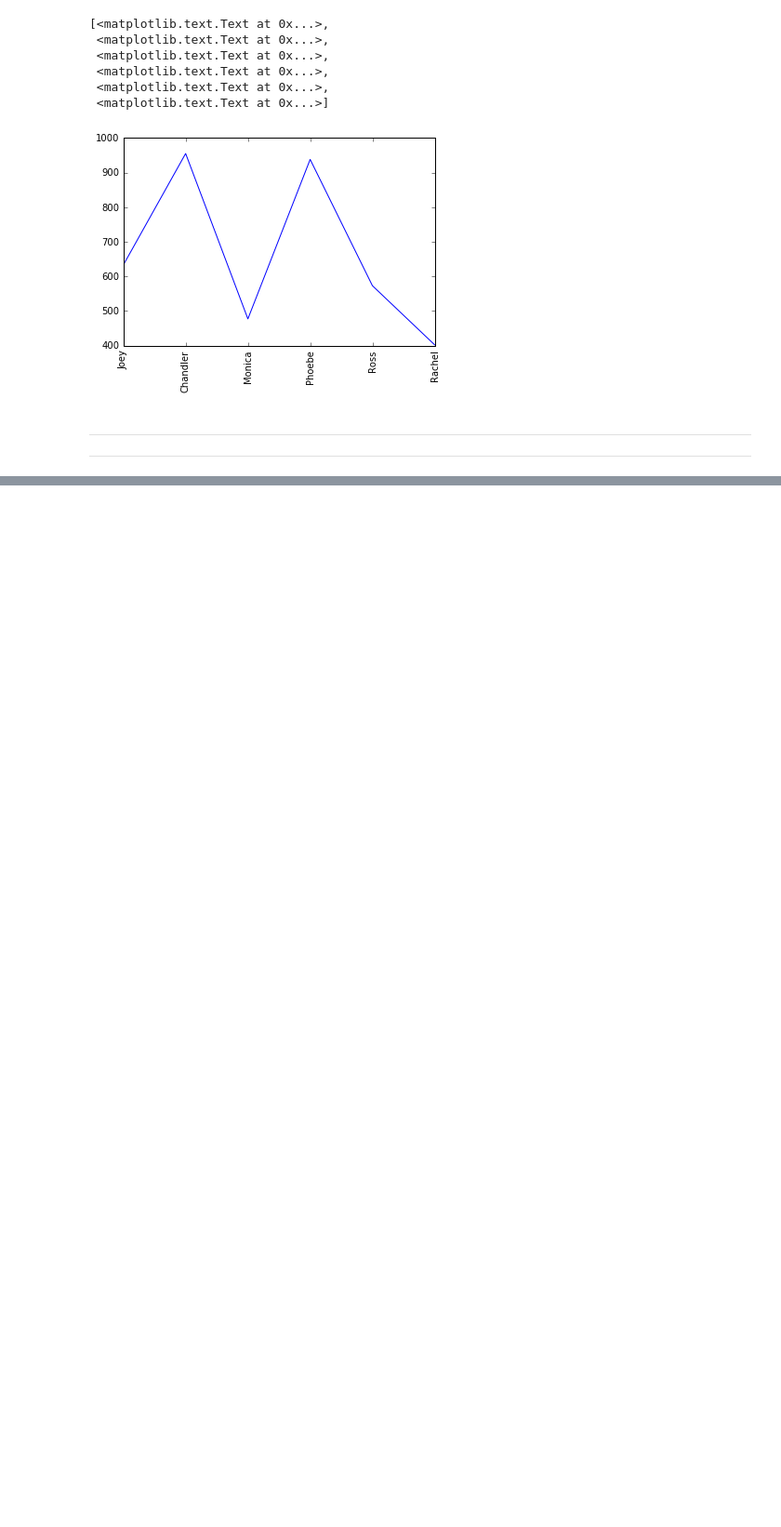
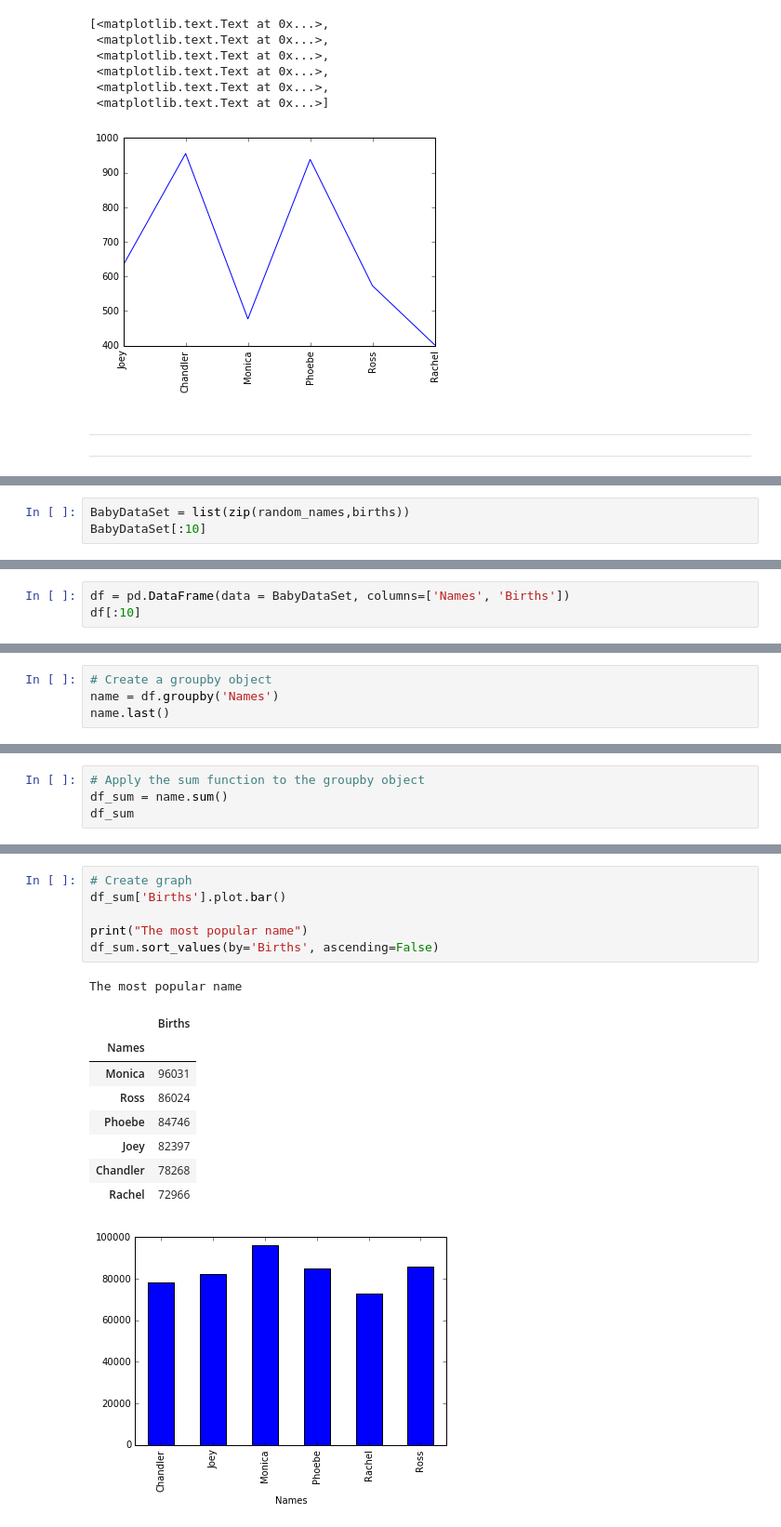
Before and after one commit to jamka1902/Python-Course, a Jupyter notebook: Python-Lesson-4-Pandas-Part-1.ipynb, the cells around one changed output, grey strips where cells are left out. Shown at 93% size. Drawn from its saved outputs; the diff is of its cells as text; blank space fills up the shorter version.

Commit message:
Added bar plot in Part-1 and edited Part3. (Now Part 2 is not needed)

```diff
--- a/Python-Lesson-4-Pandas-Part-1.ipynb
+++ b/Python-Lesson-4-Pandas-Part-1.ipynb
@@ -295,0 +393,3 @@ ax.set_xticklabels(df.Names, rotation=90)
+# %%
+BabyDataSet = list(zip(random_names,births))
+BabyDataSet[:10]
@@ -295,0 +407,3 @@ ax.set_xticklabels(df.Names, rotation=90)
+# %%
+df = pd.DataFrame(data = BabyDataSet, columns=['Names', 'Births'])
+df[:10]
@@ -295,0 +440,4 @@ ax.set_xticklabels(df.Names, rotation=90)
+# %%
+# Create a groupby object
+name = df.groupby('Names')
+name.last()
@@ -295,0 +494,4 @@ ax.set_xticklabels(df.Names, rotation=90)
+# %%
+# Apply the sum function to the groupby object
+df_sum = name.sum()
+df_sum
@@ -295,0 +510,17 @@ ax.set_xticklabels(df.Names, rotation=90)
+# %%
+# Create graph
+df_sum['Births'].plot.bar()
+
+print("The most popular name")
+df_sum.sort_values(by='Births', ascending=False)
+# %% [output]
+The most popular name
+|  | Births |
+| Names |  |
+| Monica | 96031 |
+| Ross | 86024 |
+| Phoebe | 84746 |
+| Joey | 82397 |
+| Chandler | 78268 |
+| Rachel | 72966 |
+[figure, added]
```
Also changed, not shown: parts of 49 cells of this notebook, 2 other files.
